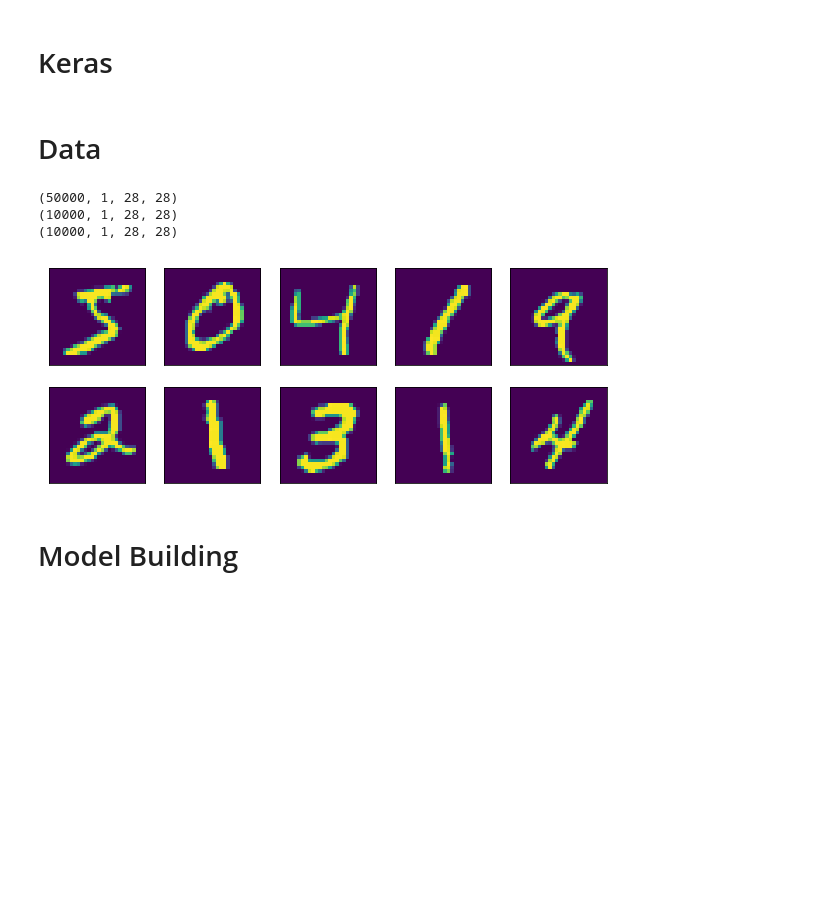
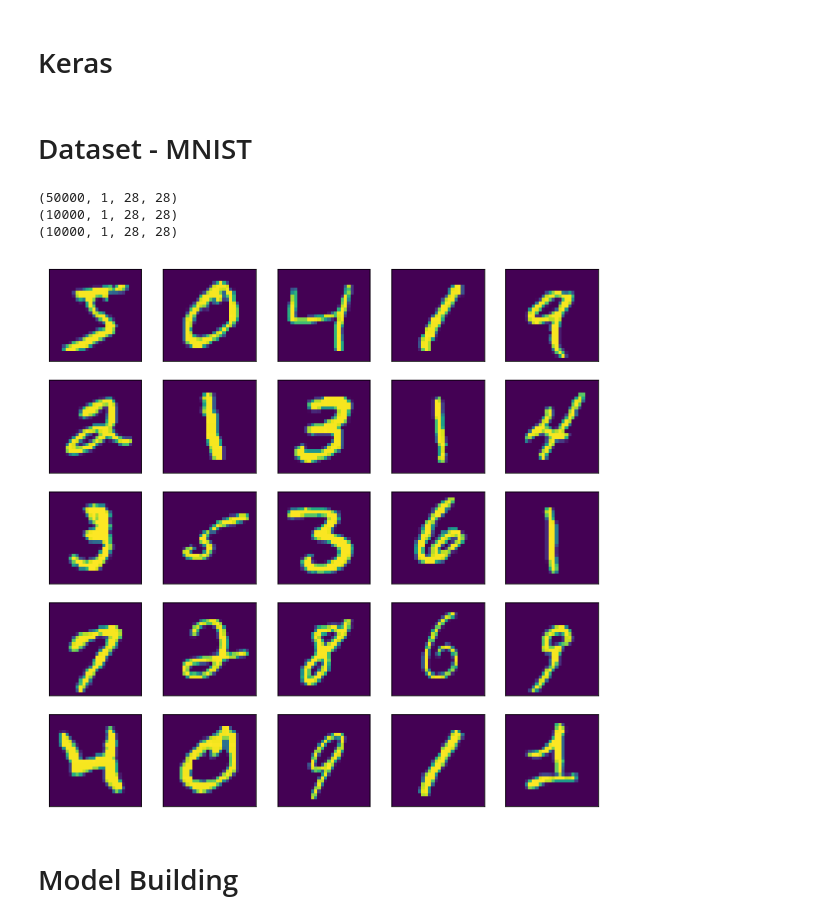
Before and after one commit to slowmoyang/bayesian-deep-learning, a Jupyter notebook: examples/notebooks/out-of-distribution.ipynb, the cells around one changed output. Drawn from its saved outputs; the diff is of its cells as text; code cells hidden in the pictures; blank space fills up the shorter version.

```diff
--- a/examples/notebooks/out-of-distribution.ipynb
+++ b/examples/notebooks/out-of-distribution.ipynb
@@ -42,8 +40,8 @@ assert tfp.__version__ == '0.8.0-rc0'
 # Keras
 # %%
 K.set_image_data_format('channels_first')
-# %% [markdown]
-# Data
+# %% [markdown]
+# Dataset - MNIST
 # %%
 def transform_image(x):
     x = x[:, np.newaxis]
@@ -67,7 +65,7 @@ def visualize_mnist(x, num_cols=5, image_size=2):
             ax.imshow(img)
             ax.tick_params(axis='both', bottom=False, labelbottom=False, left=False, labelleft=False)
 # %%
-(x_train, y_train), (x_test, y_test) = keras.datasets.mnist.load_data('/tmp/mnist.npz')
+(x_train, y_train), (x_test, y_test) = tf.keras.datasets.mnist.load_data('/tmp/mnist.npz')
 
 x_train = transform_image(x_train)
 x_test = transform_image(x_test)
@@ -85,17 +83,17 @@ print(x_test.shape)
 input_shape = x_train.shape[1:]
 num_classes = 10
 
-y_train = keras.utils.to_categorical(y_train, num_classes)
-y_valid = keras.utils.to_categorical(y_valid, num_classes)
-y_test = keras.utils.to_categorical(y_test, num_classes)
+y_train = tf.keras.utils.to_categorical(y_train, num_classes)
+y_valid = tf.keras.utils.to_categorical(y_valid, num_classes)
+y_test = tf.keras.utils.to_categorical(y_test, num_classes)
 # %% [output]
 (50000, 1, 28, 28)
 (10000, 1, 28, 28)
 (10000, 1, 28, 28)
 # %%
-visualize_mnist(x_train[:10])
+visualize_mnist(x_train[:25])
 # %% [output]
-[figure, old version]
+[figure, new version]
 # %% [markdown]
 # Model Building
 # %%
```
Also changed, not shown: parts of 25 cells of this notebook.
